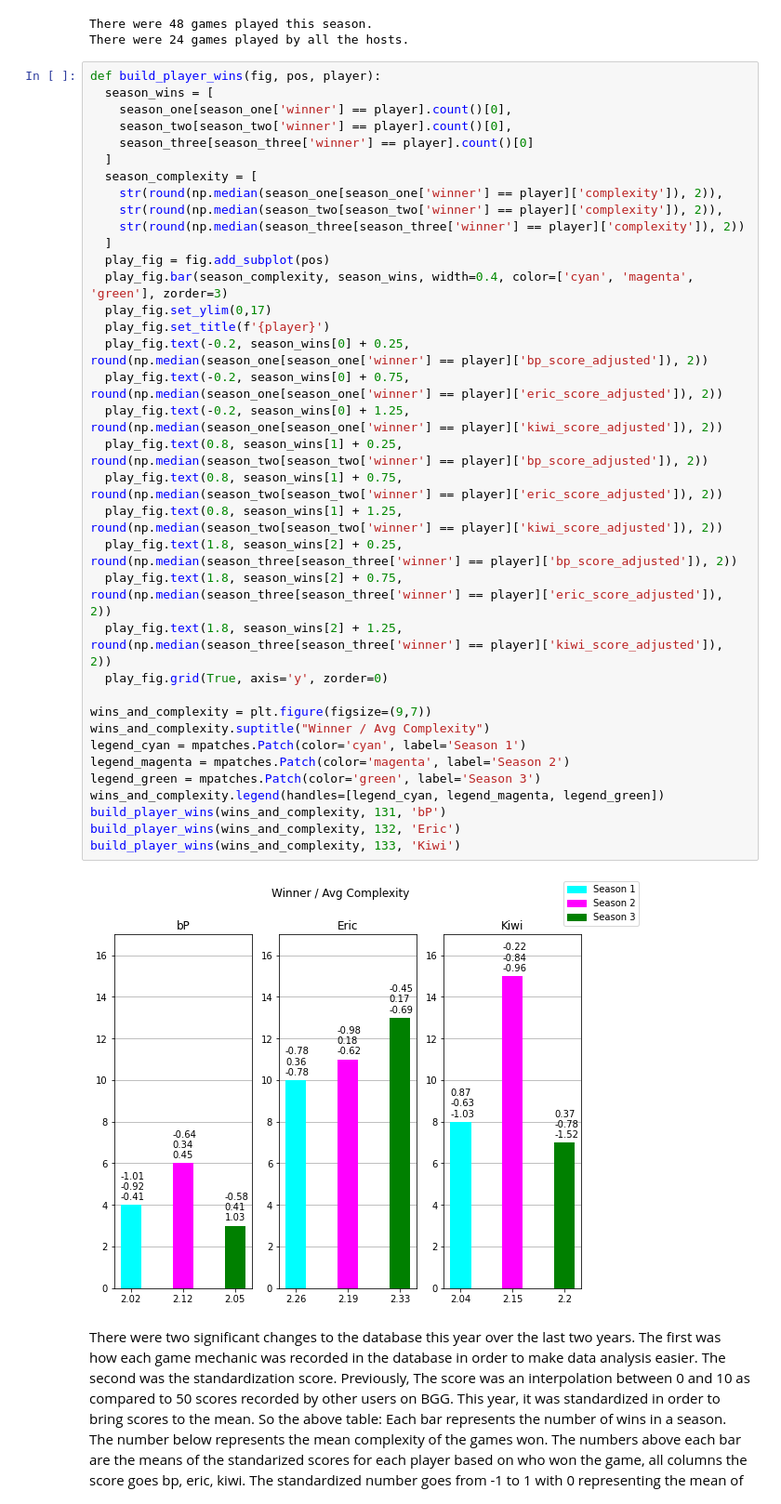
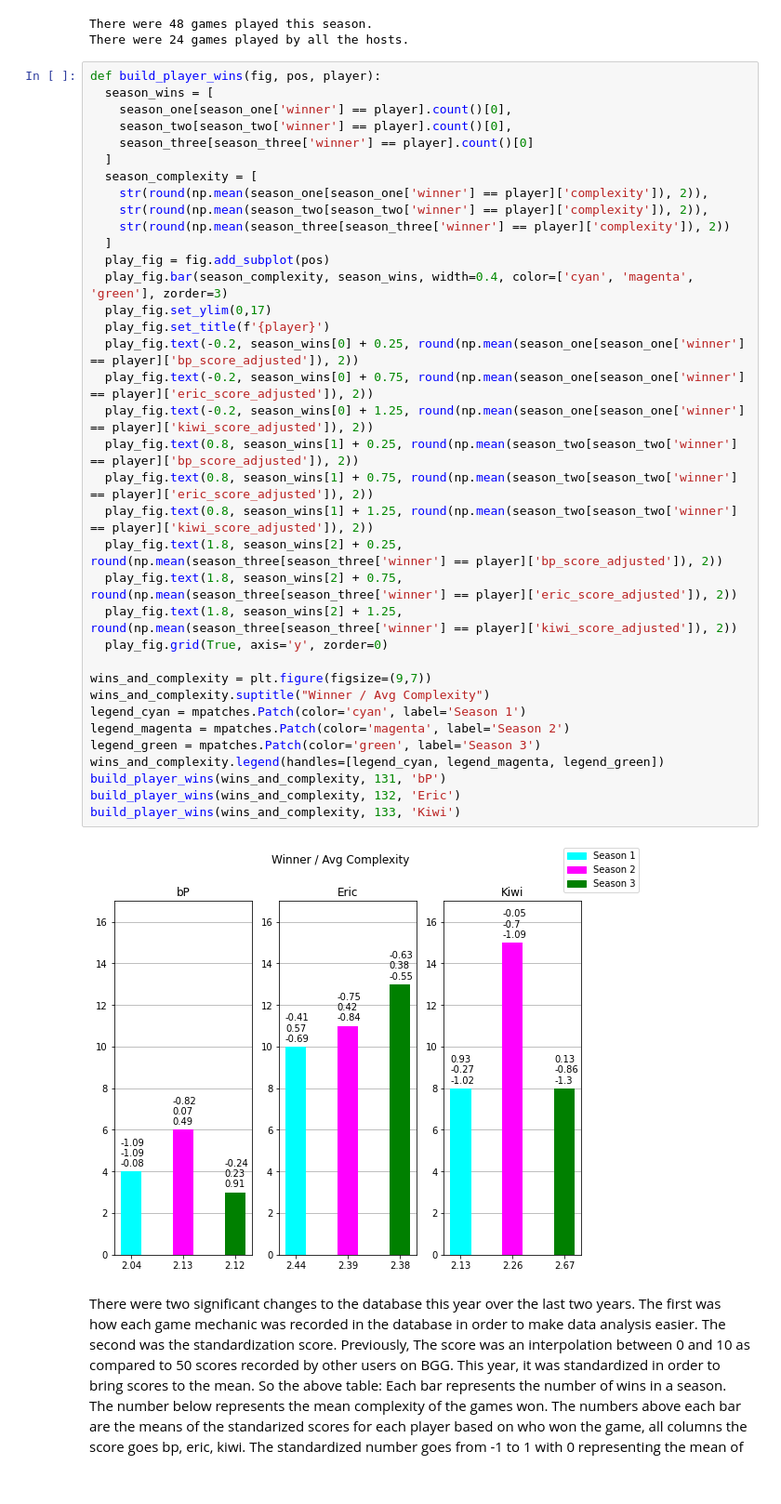
Before and after one commit to PNJaenichen/PNJaenichen.github.io, a Jupyter notebook: projects/firstTurnData/FTDataAnalysis.ipynb, the cells around one changed output. Shown at 93% size. Saved outputs shown, nothing was run; the diff lists cells and outputs as text.

```diff
--- a/projects/firstTurnData/FTDataAnalysis.ipynb
+++ b/projects/firstTurnData/FTDataAnalysis.ipynb
@@ -90,41 +90,41 @@ There were 24 games played by all the hosts.
 # %%
 def build_player_wins(fig, pos, player):
   season_wins = [
     season_one[season_one['winner'] == player].count()[0],
     season_two[season_two['winner'] == player].count()[0],
     season_three[season_three['winner'] == player].count()[0]
   ]
   season_complexity = [
-    str(round(np.median(season_one[season_one['winner'] == player]['complexity']), 2)),
-    str(round(np.median(season_two[season_two['winner'] == player]['complexity']), 2)),
-    str(round(np.median(season_three[season_three['winner'] == player]['complexity']), 2))
+    str(round(np.mean(season_one[season_one['winner'] == player]['complexity']), 2)),
+    str(round(np.mean(season_two[season_two['winner'] == player]['complexity']), 2)),
+    str(round(np.mean(season_three[season_three['winner'] == player]['complexity']), 2))
   ]
   play_fig = fig.add_subplot(pos)
   play_fig.bar(season_complexity, season_wins, width=0.4, color=['cyan', 'magenta', 'green'], zorder=3)
   play_fig.set_ylim(0,17)
   play_fig.set_title(f'{player}')
-  play_fig.text(-0.2, season_wins[0] + 0.25, round(np.median(season_one[season_one['winner'] == player]['bp_score_adjusted']), 2))
-  play_fig.text(-0.2, season_wins[0] + 0.75, round(np.median(season_one[season_one['winner'] == player]['eric_score_adjusted']), 2))
-  play_fig.text(-0.2, season_wins[0] + 1.25, round(np.median(season_one[season_one['winner'] == player]['kiwi_score_adjusted']), 2))
-  play_fig.text(0.8, season_wins[1] + 0.25, round(np.median(season_two[season_two['winner'] == player]['bp_score_adjusted']), 2))
-  play_fig.text(0.8, season_wins[1] + 0.75, round(np.median(season_two[season_two['winner'] == player]['eric_score_adjusted']), 2))
-  play_fig.text(0.8, season_wins[1] + 1.25, round(np.median(season_two[season_two['winner'] == player]['kiwi_score_adjusted']), 2))
-  play_fig.text(1.8, season_wins[2] + 0.25, round(np.median(season_three[season_three['winner'] == player]['bp_score_adjusted']), 2))
-  play_fig.text(1.8, season_wins[2] + 0.75, round(np.median(season_three[season_three['winner'] == player]['eric_score_adjusted']), 2))
-  play_fig.text(1.8, season_wins[2] + 1.25, round(np.median(season_three[season_three['winner'] == player]['kiwi_score_adjusted']), 2))
+  play_fig.text(-0.2, season_wins[0] + 0.25, round(np.mean(season_one[season_one['winner'] == player]['bp_score_adjusted']), 2))
+  play_fig.text(-0.2, season_wins[0] + 0.75, round(np.mean(season_one[season_one['winner'] == player]['eric_score_adjusted']), 2))
+  play_fig.text(-0.2, season_wins[0] + 1.25, round(np.mean(season_one[season_one['winner'] == player]['kiwi_score_adjusted']), 2))
+  play_fig.text(0.8, season_wins[1] + 0.25, round(np.mean(season_two[season_two['winner'] == player]['bp_score_adjusted']), 2))
+  play_fig.text(0.8, season_wins[1] + 0.75, round(np.mean(season_two[season_two['winner'] == player]['eric_score_adjusted']), 2))
+  play_fig.text(0.8, season_wins[1] + 1.25, round(np.mean(season_two[season_two['winner'] == player]['kiwi_score_adjusted']), 2))
+  play_fig.text(1.8, season_wins[2] + 0.25, round(np.mean(season_three[season_three['winner'] == player]['bp_score_adjusted']), 2))
+  play_fig.text(1.8, season_wins[2] + 0.75, round(np.mean(season_three[season_three['winner'] == player]['eric_score_adjusted']), 2))
+  play_fig.text(1.8, season_wins[2] + 1.25, round(np.mean(season_three[season_three['winner'] == player]['kiwi_score_adjusted']), 2))
   play_fig.grid(True, axis='y', zorder=0)
 
 wins_and_complexity = plt.figure(figsize=(9,7))
 wins_and_complexity.suptitle("Winner / Avg Complexity")
 legend_cyan = mpatches.Patch(color='cyan', label='Season 1')
 legend_magenta = mpatches.Patch(color='magenta', label='Season 2')
 legend_green = mpatches.Patch(color='green', label='Season 3')
 wins_and_complexity.legend(handles=[legend_cyan, legend_magenta, legend_green])
 build_player_wins(wins_and_complexity, 131, 'bP')
 build_player_wins(wins_and_complexity, 132, 'Eric')
 build_player_wins(wins_and_complexity, 133, 'Kiwi')
 # %% [output]
-[figure, old version]
+[figure, new version]
 # %% [markdown]
 There were two significant changes to the database this year over the last two years. The first was how each game mechanic was recorded in the database in order to make data analysis easier. The second was the standardization score. Previously, The score was an interpolation between 0 and 10 as compared to 50 scores recorded by other users on BGG. This year, it was standardized in order to bring scores to the mean. So the above table: Each bar represents the number of wins in a season. The number below represents the mean complexity of the games won. The numbers above each bar are the means of the standarized scores for each player based on who won the game, all columns the score goes bp, eric, kiwi. The standardized number goes from -1 to 1 with 0 representing the mean of BGG scores. The closer to 0, the closer to average. More positive means higher above average and vice versa for a negative number.
 
```
Also changed, not shown: parts of 10 cells of this notebook, 2 other files.
